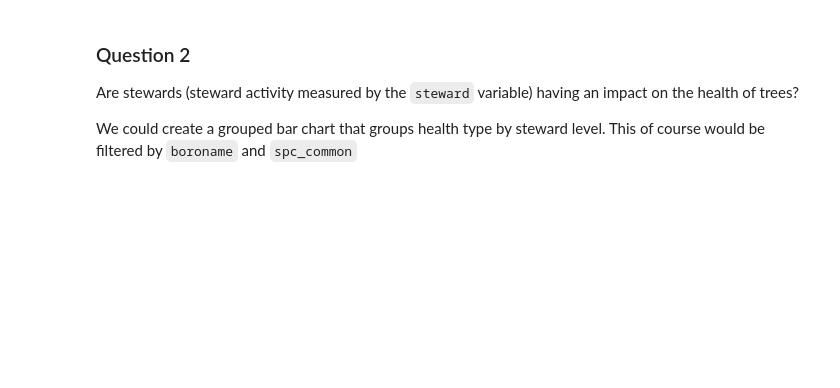
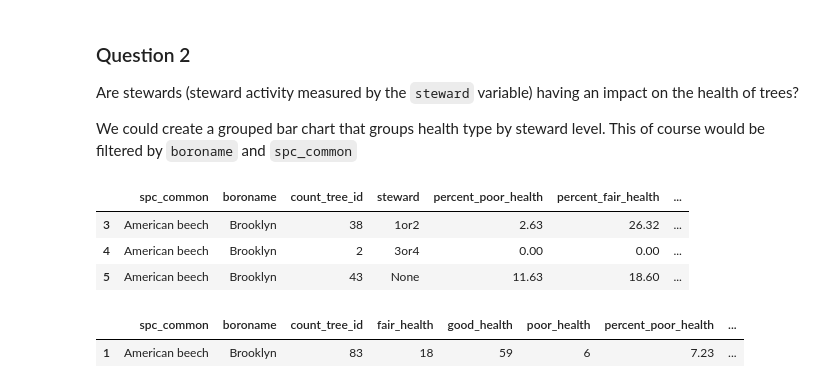
Before and after one commit to justinm0rgan/CUNY_DATA_608, a Jupyter notebook: module4/01_load_data_eda.ipynb, the cells around one changed output. Cells and saved outputs as stored; diff of their text form; code cells hidden in the pictures; blank space fills up the shorter version.

```diff
--- a/module4/01_load_data_eda.ipynb
+++ b/module4/01_load_data_eda.ipynb
@@ -188,7 +196,7 @@ boro="Brooklyn"
 tree="American beech"
 
 # filter by tree type and boro
-one_tree_df_2=soql_trees_melt[(soql_trees_melt['spc_common'] == tree) & (soql_trees_melt['boroname'] == boro)]
+one_tree_df_2=soql_trees_2[(soql_trees_2['spc_common'] == tree) & (soql_trees_2['boroname'] == boro)]
 
 # Create the bar chart
 fig = go.Figure()
@@ -240,3 +248,15 @@ fig.update_layout(
 
 # Show the plot
 fig.show()
+# %%
+one_tree_df_2
+# %% [output]
+|  | spc_common | boroname | count_tree_id | steward | percent_poor_health | percent_fair_health | ... |
+| 3 | American beech | Brooklyn | 38 | 1or2 | 2.63 | 26.32 | ... |
+| 4 | American beech | Brooklyn | 2 | 3or4 | 0.00 | 0.00 | ... |
+| 5 | American beech | Brooklyn | 43 | None | 11.63 | 18.60 | ... |
+# %%
+one_tree_df
+# %% [output]
+|  | spc_common | boroname | count_tree_id | fair_health | good_health | poor_health | percent_poor_health | ... |
+| 1 | American beech | Brooklyn | 83 | 18 | 59 | 6 | 7.23 | ... |
```
Also changed, not shown: parts of 6 cells of this notebook.
